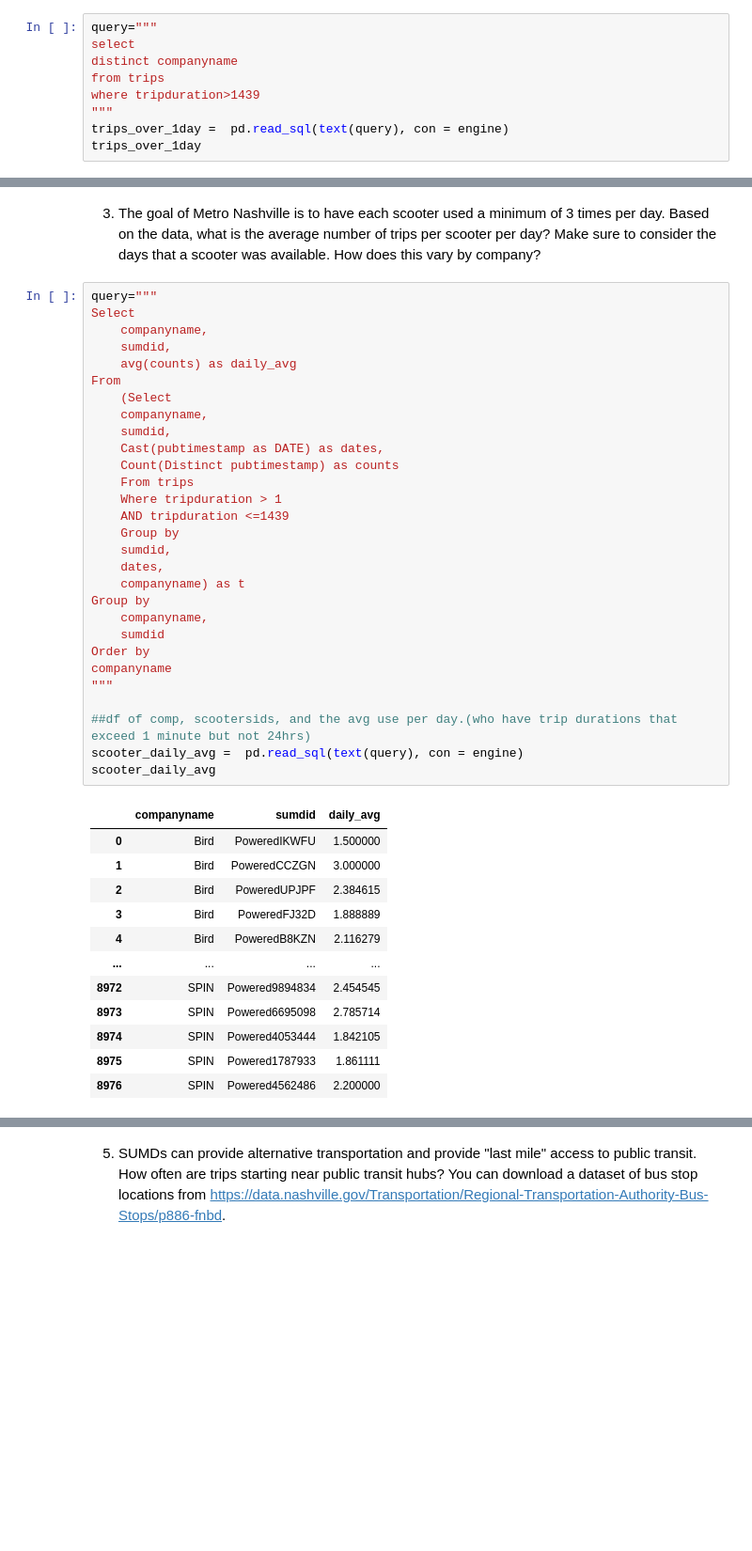
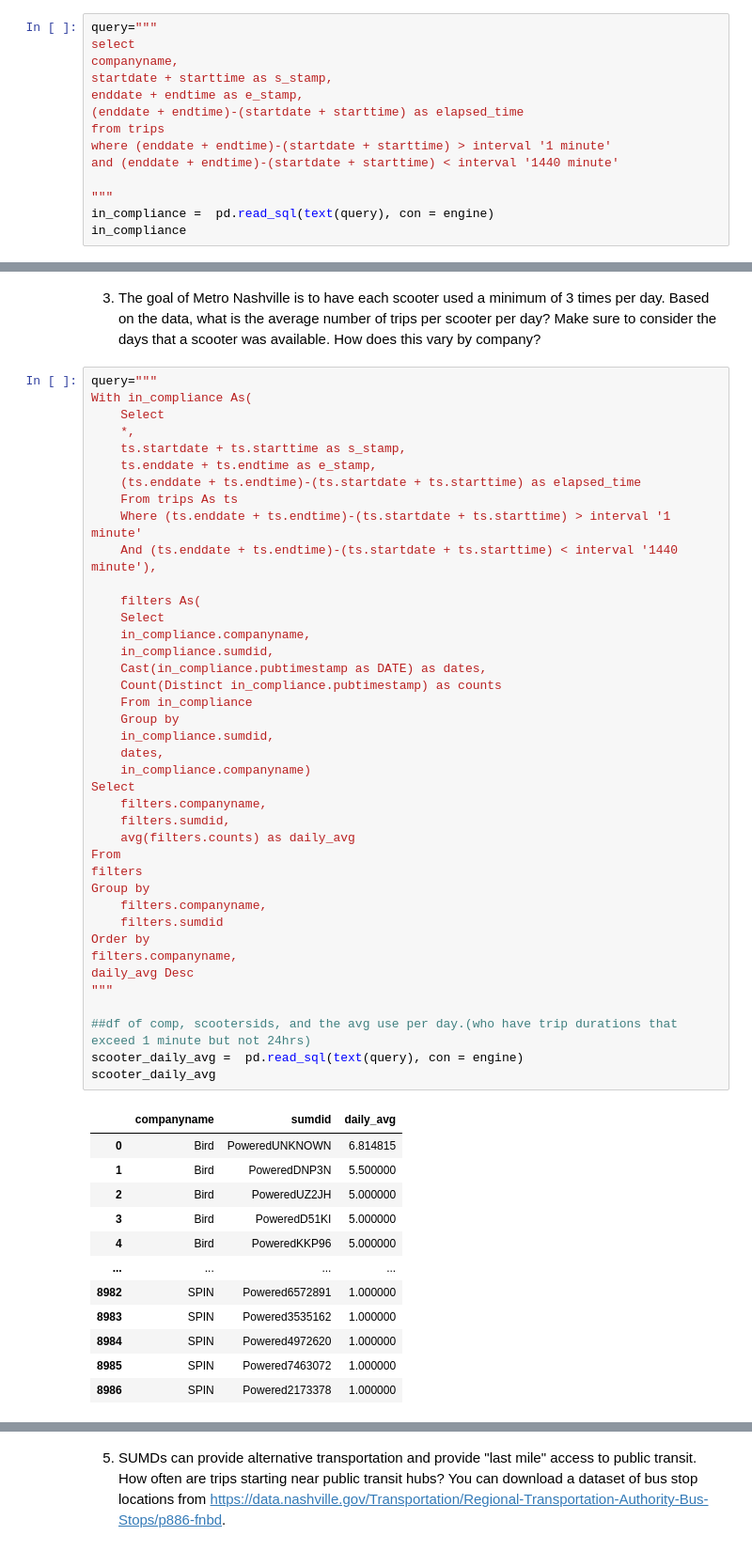
Before and after one commit to elisianguyen/nashville_scooters, a Jupyter notebook: notebooks/scooter_code.ipynb, the cells around one changed output, grey strips where cells are left out. Shown: that part at 94% size. Saved outputs shown, nothing was run; the diff lists cells and outputs as text; blank space fills up the shorter version.

```diff
--- a/notebooks/scooter_code.ipynb
+++ b/notebooks/scooter_code.ipynb
@@ -351,10 +351,15 @@ Are the scooter companies in compliance with the second and third part of this r
 # %%
 query="""
 select
-distinct companyname
+companyname,
+startdate + starttime as s_stamp,
+enddate + endtime as e_stamp,
+(enddate + endtime)-(startdate + starttime) as elapsed_time
 from trips
-where tripduration>1439
+where (enddate + endtime)-(startdate + starttime) > interval '1 minute'
+and (enddate + endtime)-(startdate + starttime) < interval '1440 minute'
+
 """
-trips_over_1day =  pd.read_sql(text(query), con = engine)
-trips_over_1day
+in_compliance =  pd.read_sql(text(query), con = engine)
+in_compliance
 # %% [output]
@@ -381,43 +380,54 @@ trips_under
 3. The goal of Metro Nashville is to have each scooter used a minimum of 3 times per day. Based on the data, what is the average number of trips per scooter per day? Make sure to consider the days that a scooter was available. How does this vary by company?
 # %%
 query="""
+With in_compliance As(
+	Select
+	*,
+	ts.startdate + ts.starttime as s_stamp,
+	ts.enddate + ts.endtime as e_stamp,
+	(ts.enddate + ts.endtime)-(ts.startdate + ts.starttime) as elapsed_time
+	From trips As ts
+	Where (ts.enddate + ts.endtime)-(ts.startdate + ts.starttime) > interval '1 minute'
+	And (ts.enddate + ts.endtime)-(ts.startdate + ts.starttime) < interval '1440 minute'),
+
+	filters As(
+	Select
+    in_compliance.companyname,
+    in_compliance.sumdid,
+    Cast(in_compliance.pubtimestamp as DATE) as dates,
+    Count(Distinct in_compliance.pubtimestamp) as counts
+	From in_compliance
+	Group by
+    in_compliance.sumdid,
+    dates,
+    in_compliance.companyname)
 Select
-    companyname,
-    sumdid,
-    avg(counts) as daily_avg
+    filters.companyname,
+    filters.sumdid,
+    avg(filters.counts) as daily_avg
 From
-    (Select
-    companyname,
-    sumdid,
-    Cast(pubtimestamp as DATE) as dates,
-    Count(Distinct pubtimestamp) as counts
-    From trips
-	Where tripduration > 1
-	AND tripduration <=1439
-    Group by
-    sumdid,
-    dates,
-    companyname) as t
+filters
 Group by
-    companyname,
-    sumdid
+    filters.companyname,
+    filters.sumdid
 Order by
-companyname
+filters.companyname,
+daily_avg Desc
 """
 
 ##df of comp, scootersids, and the avg use per day.(who have trip durations that exceed 1 minute but not 24hrs)
 scooter_daily_avg =  pd.read_sql(text(query), con = engine)
 scooter_daily_avg
 # %% [output]
 |  | companyname | sumdid | daily_avg |
-| 0 | Bird | PoweredIKWFU | 1.500000 |
-| 1 | Bird | PoweredCCZGN | 3.000000 |
-| 2 | Bird | PoweredUPJPF | 2.384615 |
-| 3 | Bird | PoweredFJ32D | 1.888889 |
-| 4 | Bird | PoweredB8KZN | 2.116279 |
+| 0 | Bird | PoweredUNKNOWN | 6.814815 |
+| 1 | Bird | PoweredDNP3N | 5.500000 |
+| 2 | Bird | PoweredUZ2JH | 5.000000 |
+| 3 | Bird | PoweredD51KI | 5.000000 |
+| 4 | Bird | PoweredKKP96 | 5.000000 |
 | ... | ... | ... | ... |
-| 8972 | SPIN | Powered9894834 | 2.454545 |
-| 8973 | SPIN | Powered6695098 | 2.785714 |
-| 8974 | SPIN | Powered4053444 | 1.842105 |
-| 8975 | SPIN | Powered1787933 | 1.861111 |
-| 8976 | SPIN | Powered4562486 | 2.200000 |
+| 8982 | SPIN | Powered6572891 | 1.000000 |
+| 8983 | SPIN | Powered3535162 | 1.000000 |
+| 8984 | SPIN | Powered4972620 | 1.000000 |
+| 8985 | SPIN | Powered7463072 | 1.000000 |
+| 8986 | SPIN | Powered2173378 | 1.000000 |
```
Also changed, not shown: parts of 12 cells of this notebook.
